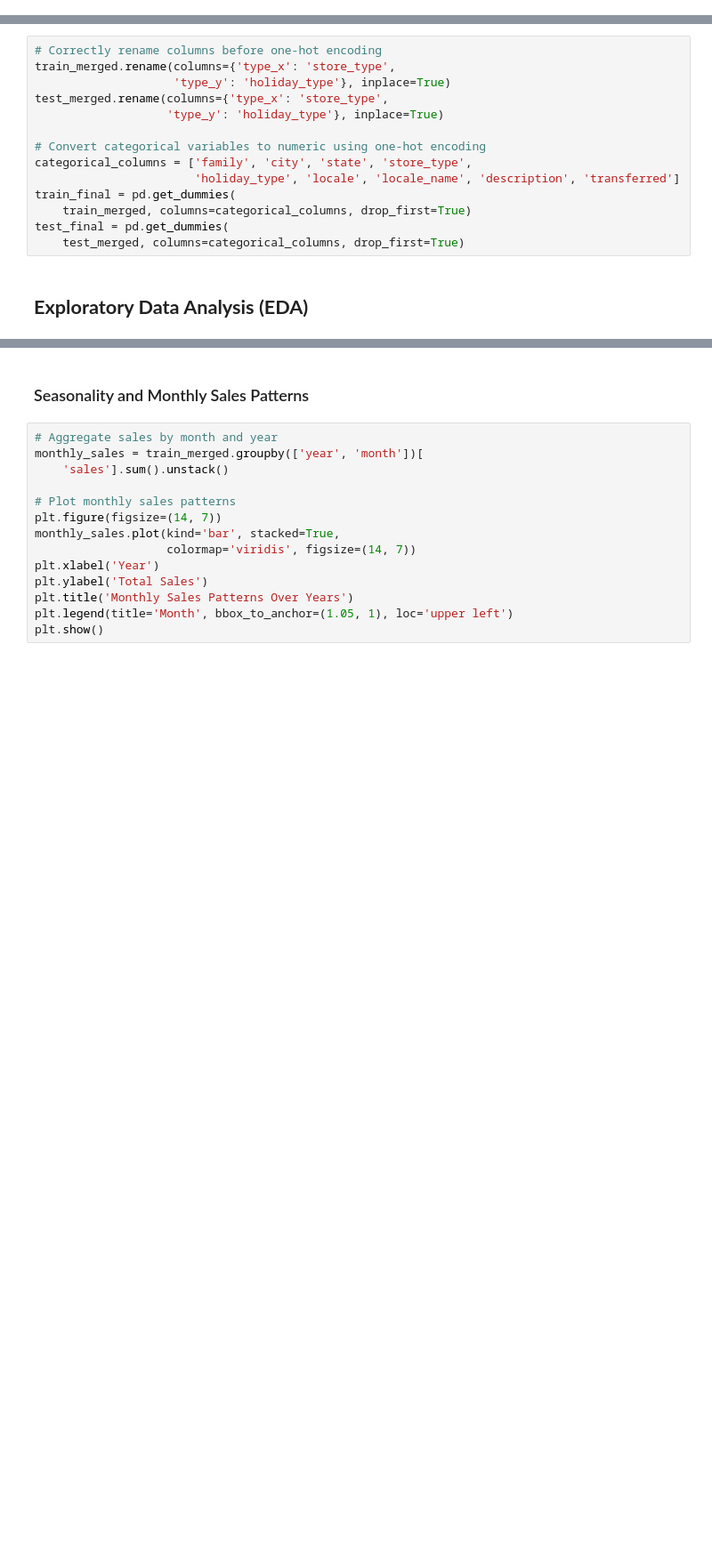
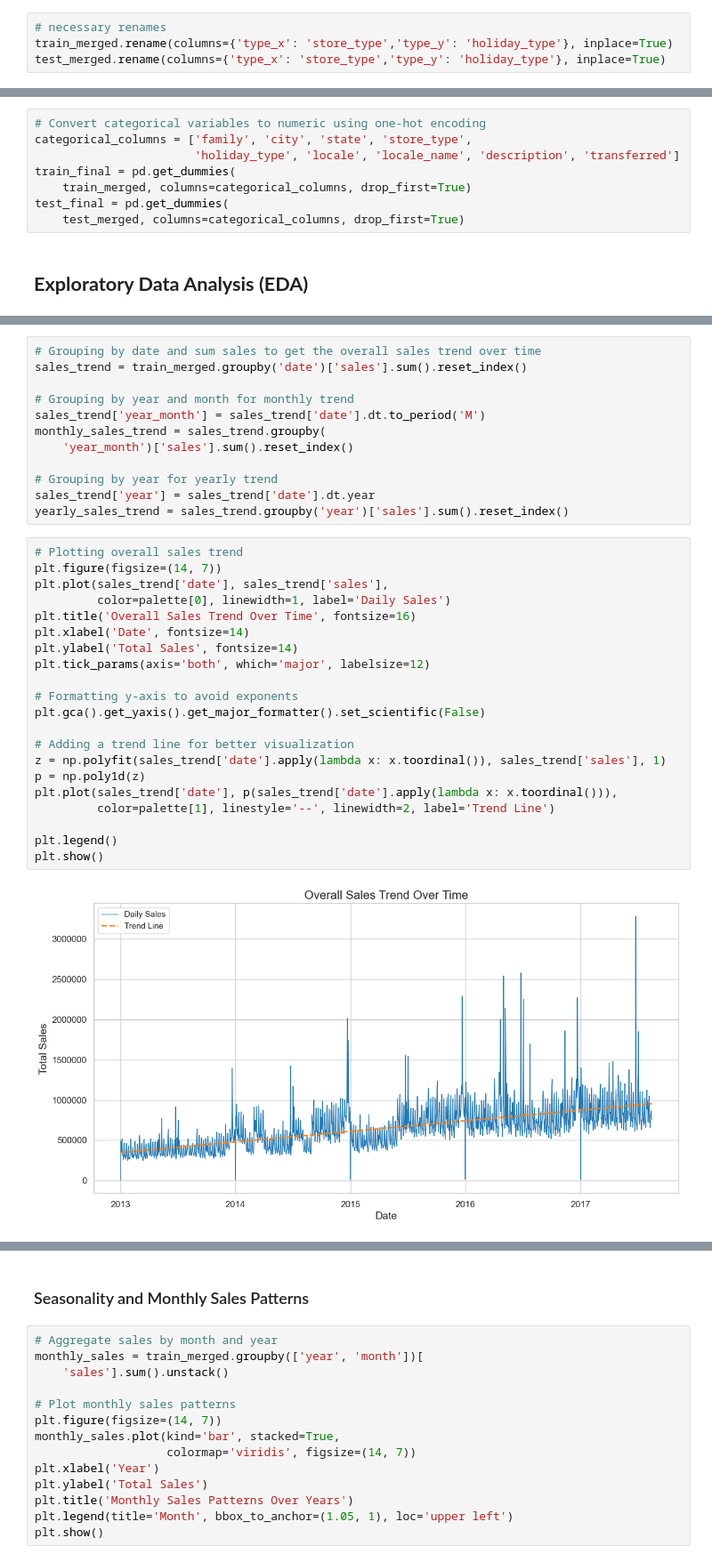
Before and after one commit to elishastanley/Demand-Forecasting-Optimization-for-Corporation-Favorita-A-Time-Series-Regression-ML-Approach, a Jupyter notebook: Notebooks/main.ipynb, the cells around one changed output, grey strips where cells are left out. Shown at 89% size. Drawn from its saved outputs; the diff is of its cells as text; blank space fills up the shorter version.

```diff
--- a/Notebooks/main.ipynb
+++ b/Notebooks/main.ipynb
@@ -254,3 +266,7 @@ test_merged = test.merge(transactions, on=['date', 'store_nbr'], how='left')
 test_merged = test_merged.merge(stores, on='store_nbr', how='left')
 test_merged = test_merged.merge(oil, on='date', how='left')
 test_merged = test_merged.merge(holidays_events, on='date', how='left')
+# %%
+# necessary renames
+train_merged.rename(columns={'type_x': 'store_type','type_y': 'holiday_type'}, inplace=True)
+test_merged.rename(columns={'type_x': 'store_type','type_y': 'holiday_type'}, inplace=True)
@@ -270,12 +302,6 @@ test_merged['dayofweek'] = test_merged['date'].dt.dayofweek
 # %% [markdown]
 5. Handling Categorical Variables
 # %%
-# Correctly rename columns before one-hot encoding
-train_merged.rename(columns={'type_x': 'store_type',
-                    'type_y': 'holiday_type'}, inplace=True)
-test_merged.rename(columns={'type_x': 'store_type',
-                   'type_y': 'holiday_type'}, inplace=True)
-
 # Convert categorical variables to numeric using one-hot encoding
 categorical_columns = ['family', 'city', 'state', 'store_type',
                        'holiday_type', 'locale', 'locale_name', 'description', 'transferred']
@@ -301,0 +314,35 @@ plt.show()
+# %%
+# Grouping by date and sum sales to get the overall sales trend over time
+sales_trend = train_merged.groupby('date')['sales'].sum().reset_index()
+
+# Grouping by year and month for monthly trend
+sales_trend['year_month'] = sales_trend['date'].dt.to_period('M')
+monthly_sales_trend = sales_trend.groupby(
+    'year_month')['sales'].sum().reset_index()
+
+# Grouping by year for yearly trend
+sales_trend['year'] = sales_trend['date'].dt.year
+yearly_sales_trend = sales_trend.groupby('year')['sales'].sum().reset_index()
+# %%
+# Plotting overall sales trend
+plt.figure(figsize=(14, 7))
+plt.plot(sales_trend['date'], sales_trend['sales'],
+         color=palette[0], linewidth=1, label='Daily Sales')
+plt.title('Overall Sales Trend Over Time', fontsize=16)
+plt.xlabel('Date', fontsize=14)
+plt.ylabel('Total Sales', fontsize=14)
+plt.tick_params(axis='both', which='major', labelsize=12)
+
+# Formatting y-axis to avoid exponents
+plt.gca().get_yaxis().get_major_formatter().set_scientific(False)
+
+# Adding a trend line for better visualization
+z = np.polyfit(sales_trend['date'].apply(lambda x: x.toordinal()), sales_trend['sales'], 1)
+p = np.poly1d(z)
+plt.plot(sales_trend['date'], p(sales_trend['date'].apply(lambda x: x.toordinal())),
+         color=palette[1], linestyle='--', linewidth=2, label='Trend Line')
+
+plt.legend()
+plt.show()
+# %% [output]
+[figure, added]
```
Also changed, not shown: parts of 20 cells of this notebook.
